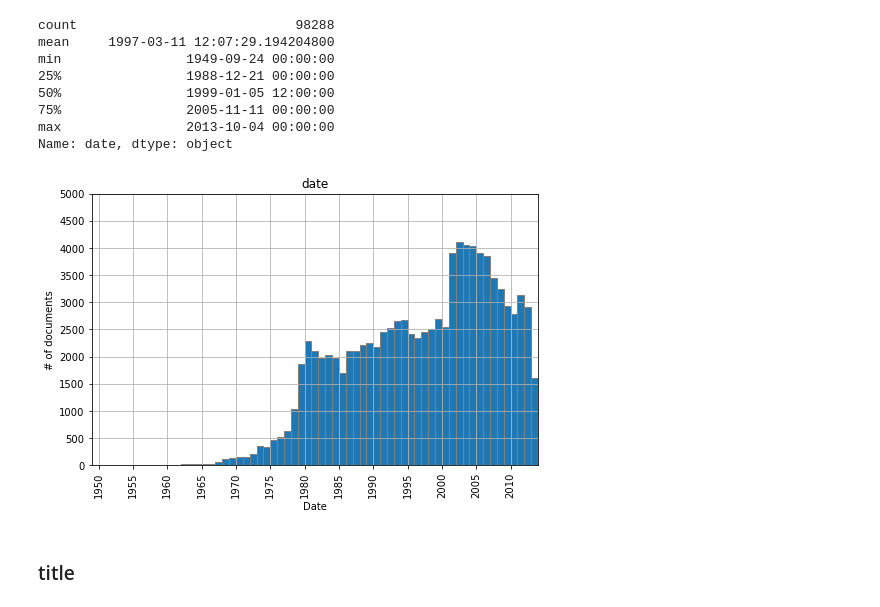
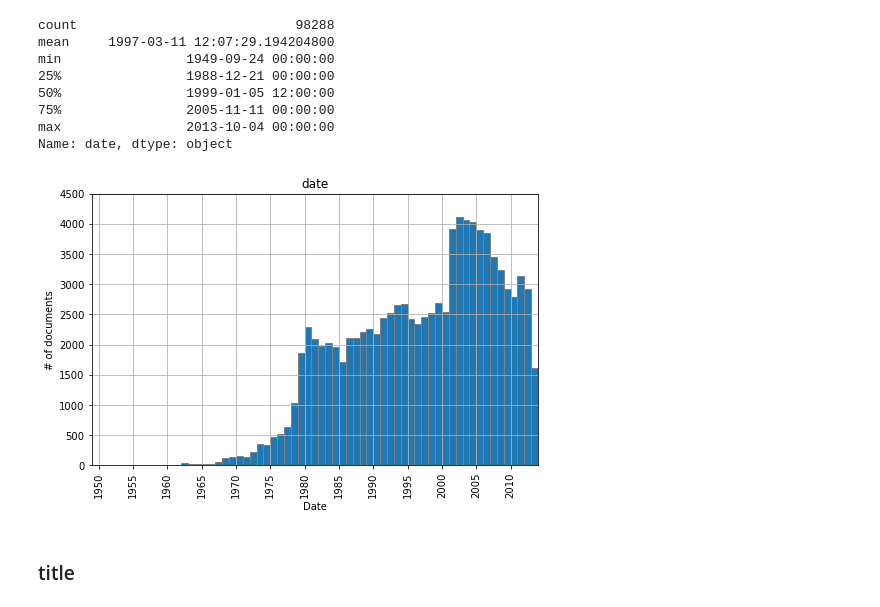
Before and after one commit to dmfrodrigues/feup-pri-proj, a Jupyter notebook: exploration/Data Exploration.ipynb, the cells around one changed output. Drawn from its saved outputs; the diff is of its cells as text; code cells hidden in the pictures.

```diff
--- a/exploration/Data Exploration.ipynb
+++ b/exploration/Data Exploration.ipynb
@@ -102,16 +102,16 @@ Name: date, dtype: object
 # %%
 ax = data['date'].hist(bins=65, edgecolor='grey', range=(datetime.date(1949, 1, 1), datetime.date(2014, 1, 1)), figsize=(8,5))
 ax.xaxis.set_major_locator(mdates.YearLocator(5))
 ax.xaxis.set_major_formatter(mdates.DateFormatter('%Y'))
 ax.set_xlim([datetime.date(1949, 1, 1), datetime.date(2014, 1, 1)])
-ax.set_ylim([0, 5000])
+ax.set_ylim([0, 4500])
 plt.title('date')
 plt.xlabel('Date')
 plt.ylabel('# of documents')
 plt.xticks(rotation=90)
-plt.yticks(range(0, 5001, 500));
+plt.yticks(range(0, 4501, 500));
 # %% [output]
-[figure, old version]
+[figure, new version]
 # %% [markdown]
 ### title
 # %%
```
Also changed, not shown: parts of 5 cells of this notebook.
